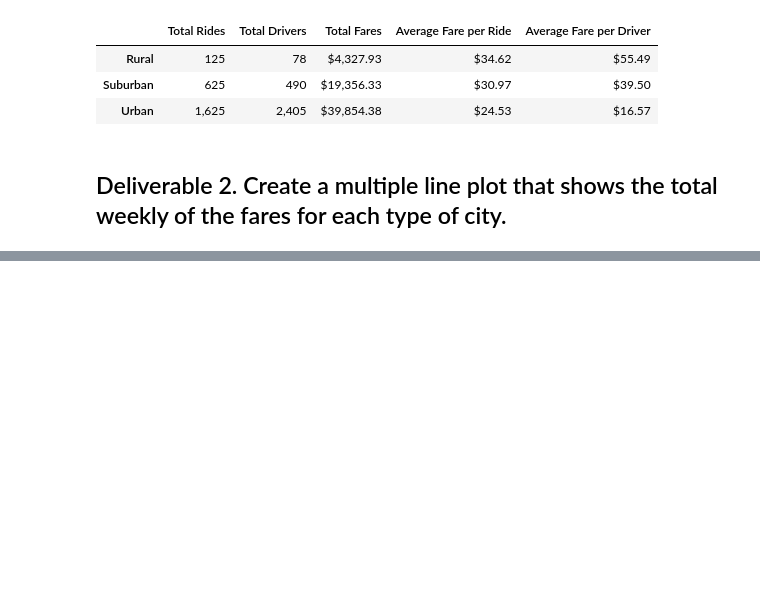
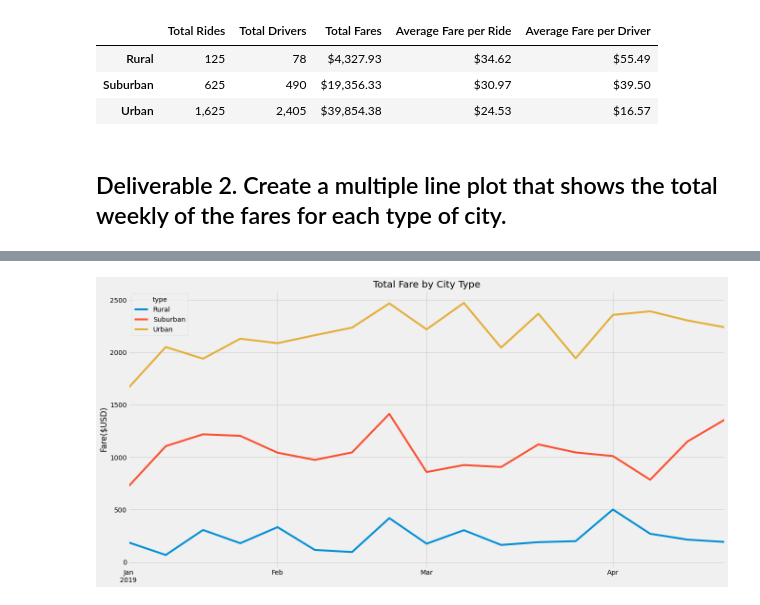
Before and after one commit to kmatias252/PyBer_Analysis, a Jupyter notebook: PyBer_Challenge.ipynb, the cells around one changed output, grey strips where cells are left out. Cells and saved outputs as stored; diff of their text form; code cells hidden in the pictures; blank space fills up the shorter version.

```diff
--- a/PyBer_Challenge.ipynb
+++ b/PyBer_Challenge.ipynb
@@ -132,3 +179,5 @@ pyber_summary_df
 # %%
 # 4. Create a pivot table with the 'date' as the index, the columns ='type', and values='fare'
 # to get the total fares for each type of city by the date.
+pyber_pivot_table= pd.pivot_table(type_dates_fare, values='fare', index='date', columns='type')
+pyber_pivot_table
@@ -135,2 +199,4 @@ pyber_summary_df
 # %%
 # 5. Create a new DataFrame from the pivot table DataFrame using loc on the given dates, '2019-01-01':'2019-04-29'.
+pyber_pivot_table_df = pyber_pivot_table.loc['2019-01-01':'2019-04-29']
+pyber_pivot_table_df.head(10)
@@ -137,5 +216,6 @@ pyber_summary_df
 # %%
 # 6. Set the "date" index to datetime datatype. This is necessary to use the resample() method in Step 8.
 # df.index = pd.to_datetime(df.index)
+pyber_pivot_table_df.index= pd.to_datetime(pyber_pivot_table_df.index)
 # %%
 # 7. Check that the datatype for the index is datetime using df.info()
@@ -142,2 +234,4 @@ pyber_summary_df
 # %%
 # 8. Create a new DataFrame using the "resample()" function by week 'W' and get the sum of the fares for each week.
+pyber_pivot_resample_df= pyber_pivot_table_df.resample("W").sum()
+pyber_pivot_resample_df
@@ -144,7 +258,17 @@ pyber_summary_df
 # %%
 # 8. Using the object-oriented interface method, plot the resample DataFrame using the df.plot() function.
 
 # Import the style from Matplotlib.
 from matplotlib import style
 # Use the graph style fivethirtyeight.
 style.use('fivethirtyeight')
+
+pyber_pivot_resample_df.plot(figsize=(20,10))
+plt.title("Total Fare by City Type")
+plt.ylabel("Fare($USD)")
+plt.xlabel("")
+
+#save figure
+plt.savefig("analysis/PyBer_fare_summary.png")
+# %% [output]
+[figure, added]
```
Also changed, not shown: parts of 7 cells of this notebook.
